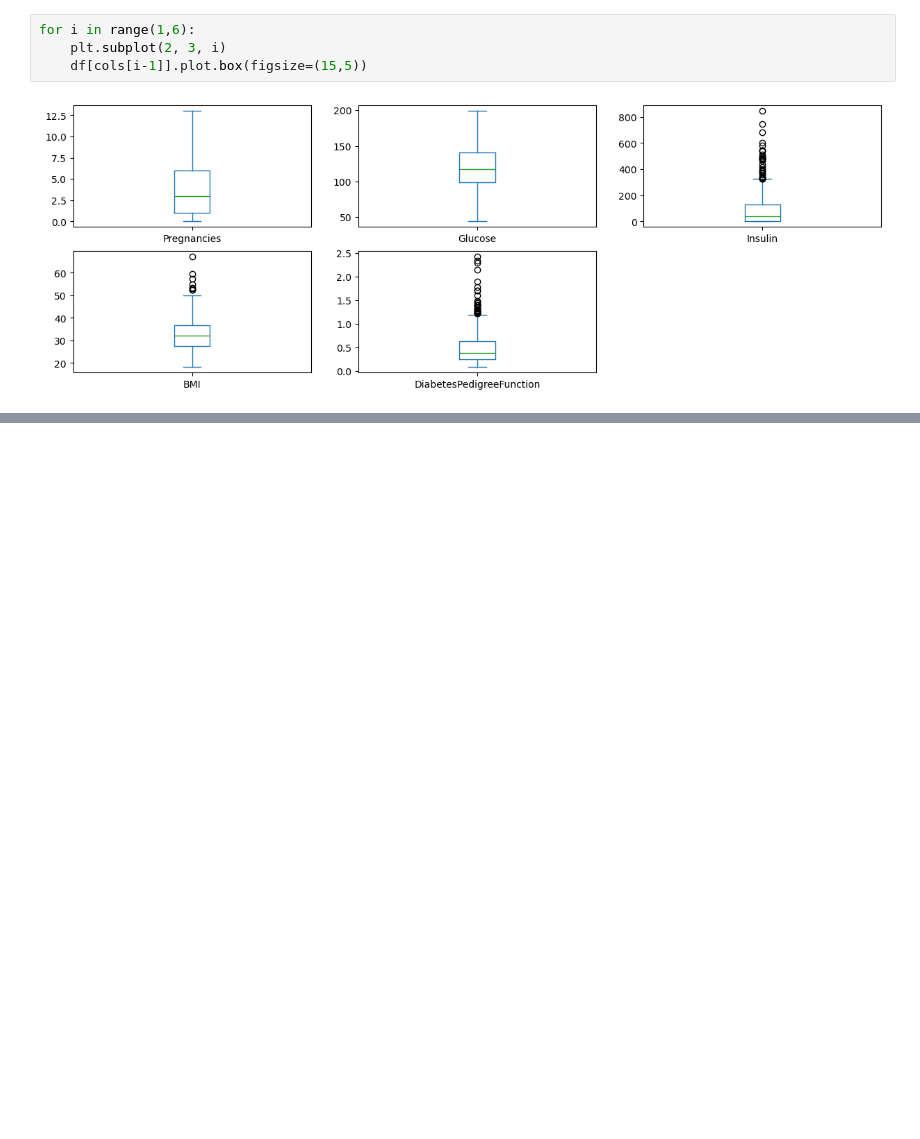
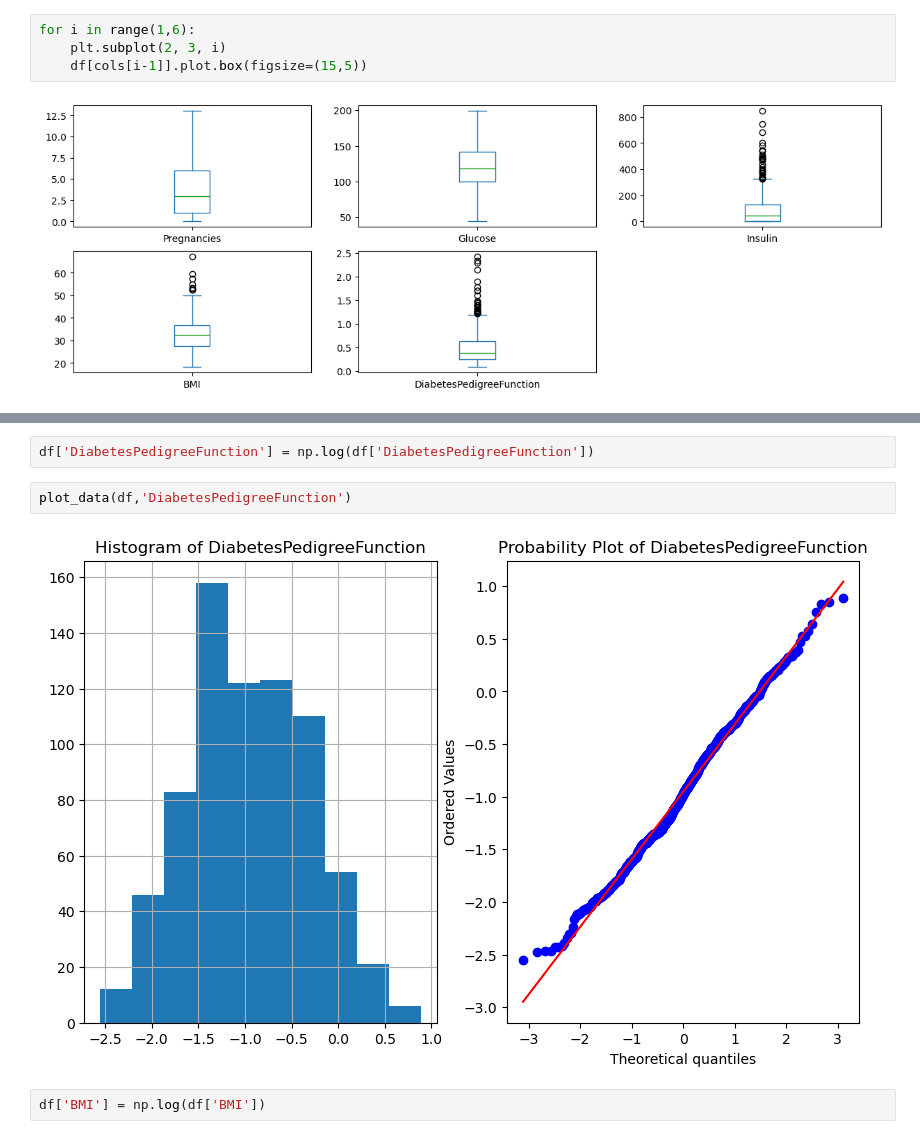
Before and after one commit to HUONSopanha/Introduction-to-Data-Science, a Jupyter notebook: Cleaning.ipynb, the cells around one changed output, grey strips where cells are left out. Drawn from its saved outputs; the diff is of its cells as text; blank space fills up the shorter version.

```diff
--- a/Cleaning.ipynb
+++ b/Cleaning.ipynb
@@ -151,0 +200,8 @@ ValueError: supplied range of [-inf, 2.5649493574615367] is not finite
+# %%
+df['DiabetesPedigreeFunction'] = np.log(df['DiabetesPedigreeFunction'])
+# %%
+plot_data(df,'DiabetesPedigreeFunction')
+# %% [output]
+[figure, added]
+# %%
+df['BMI'] = np.log(df['BMI'])
```
Also changed, not shown: parts of 18 cells of this notebook.
